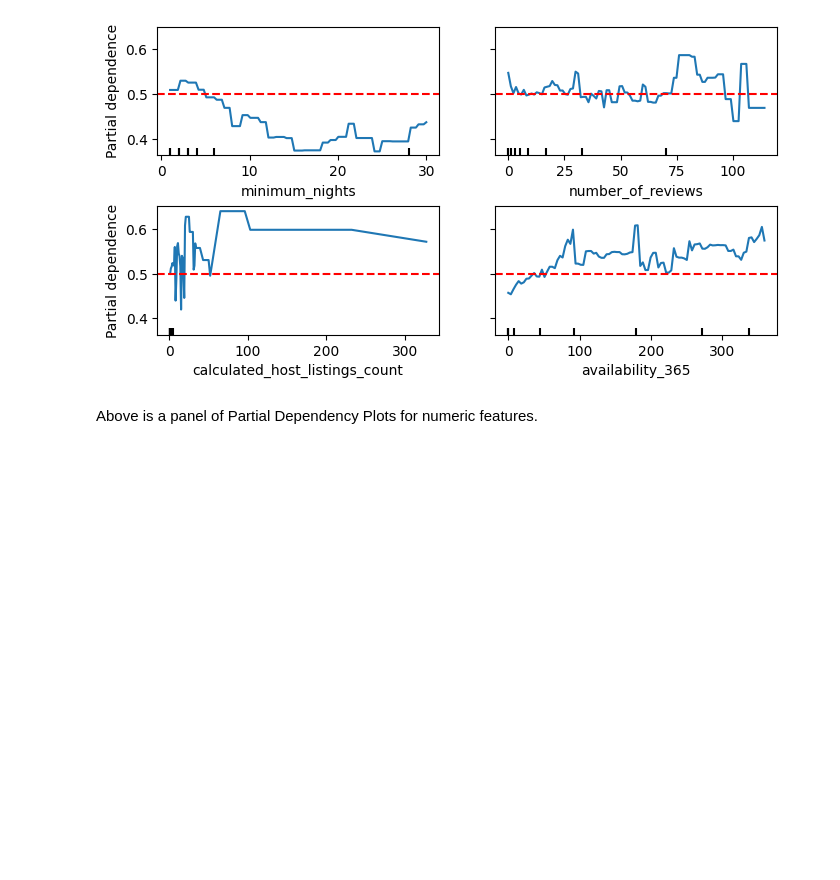
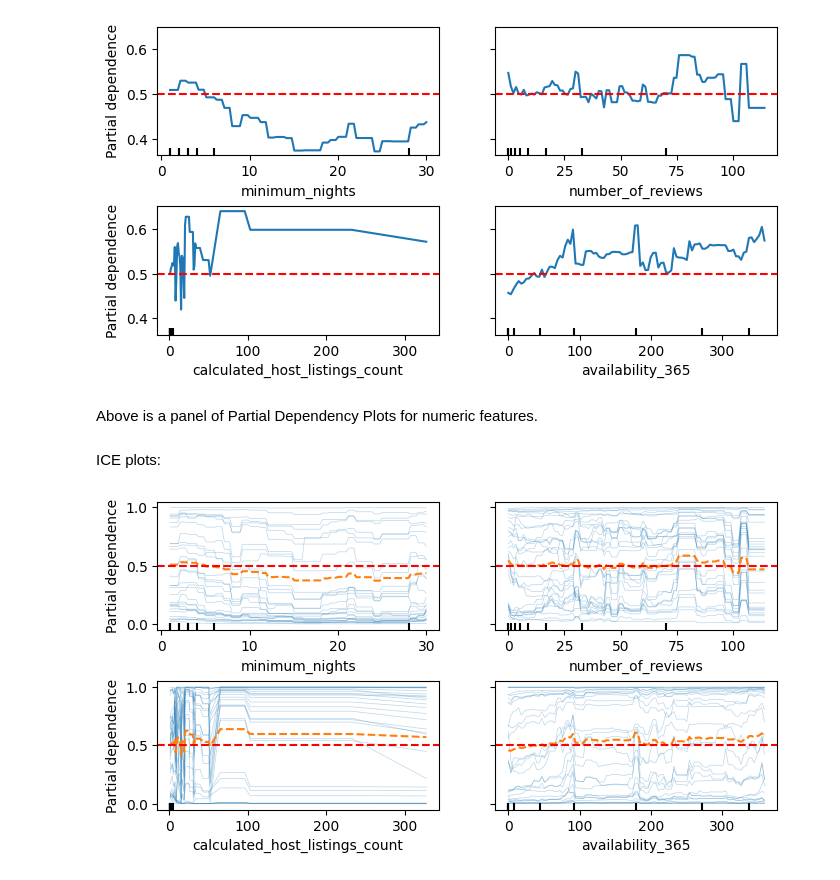
Before and after one commit to jeremysb1/xgboost, a Jupyter notebook: best_practices.ipynb, the cells around one changed output. Cells and saved outputs as stored; diff of their text form; code cells hidden in the pictures; blank space fills up the shorter version.

Commit message:
added ICE plots

```diff
--- a/best_practices.ipynb
+++ b/best_practices.ipynb
@@ -194,3 +194,29 @@ plt.show()
 [figure]
 # %% [markdown]
 Above is a panel of Partial Dependency Plots for numeric features.
+# %% [markdown]
+ICE plots:
+# %%
+import matplotlib.pyplot as plt
+from sklearn.inspection import PartialDependenceDisplay
+
+fig, axes = plt.subplots(nrows=2, ncols=2, figsize=(8, 4))
+fig.subplots_adjust(hspace=0.4, wspace=0.2)
+
+PartialDependenceDisplay.from_estimator(model_pipeline,
+                                        X=data,
+                                        kind='both',
+                                        subsample=30,
+                                        features=['minimum_nights',
+                                                  'number_of_reviews',
+                                                  'calculated_host_listings_count',
+                                                  'availability_365'],
+                                       ax=axes)
+
+for ax in axes.flatten():
+    ax.axhline(y=0.5, color='red', linestyle='--')
+    ax.legend().set_visible(False)
+
+plt.show()
+# %% [output]
+[figure, added]
```
